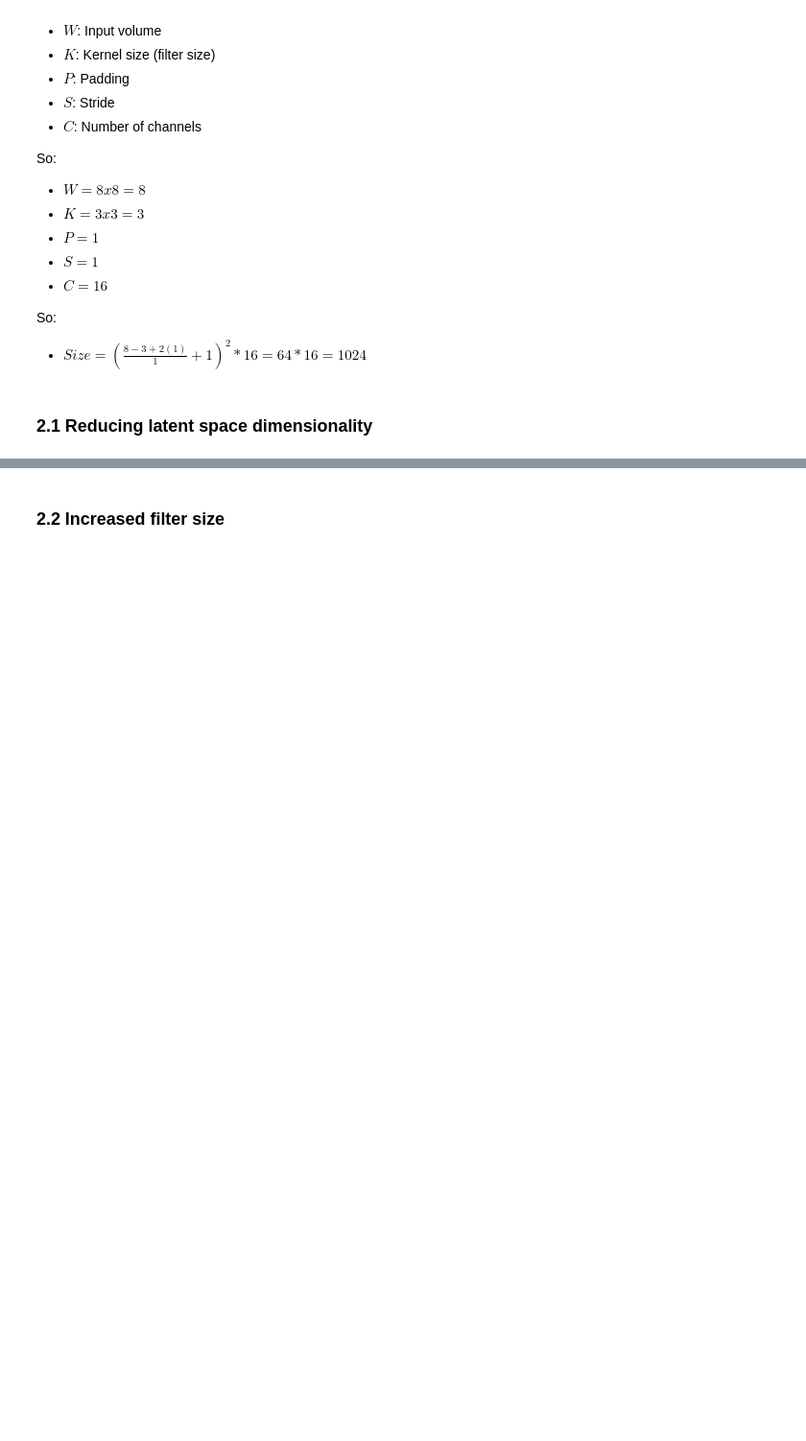
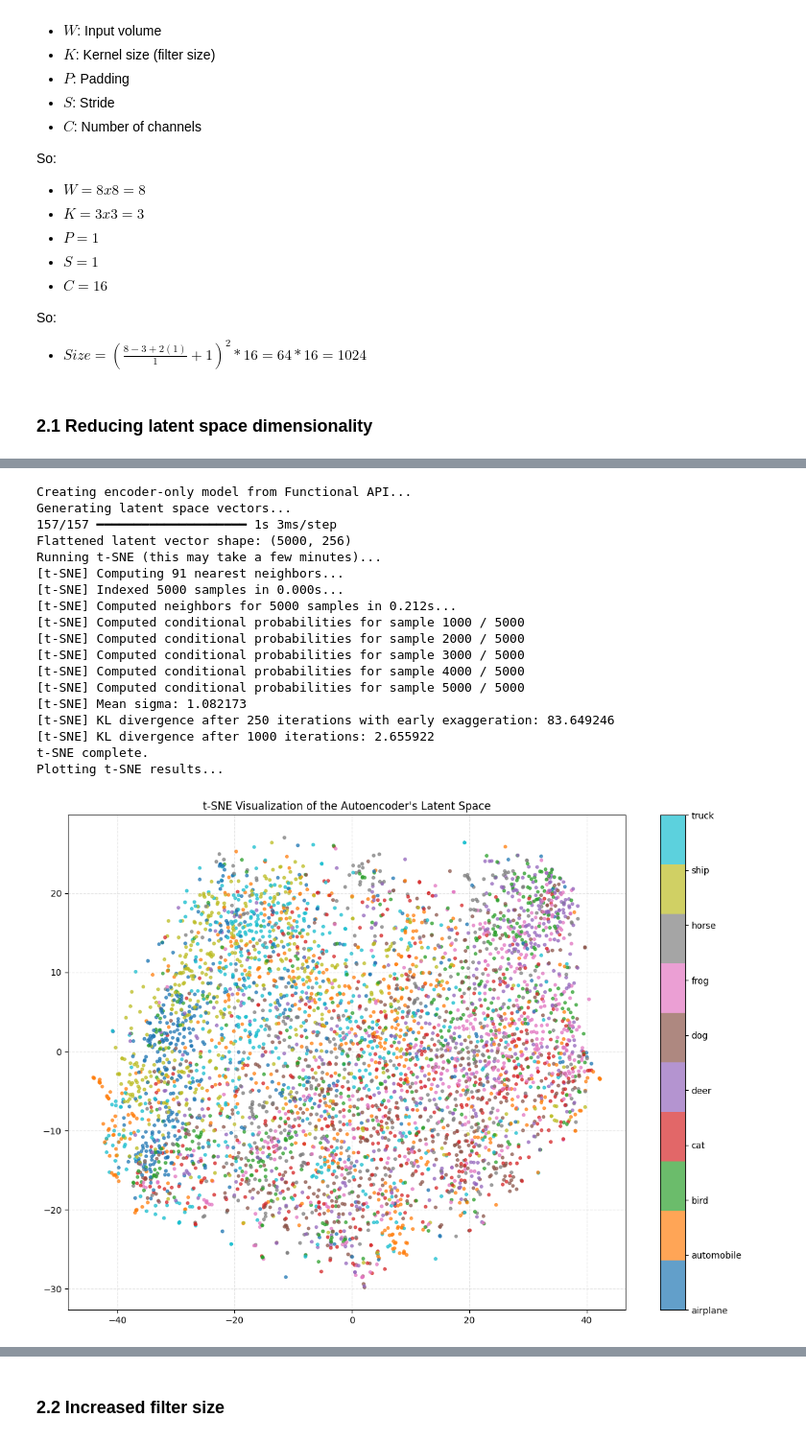
Before and after one commit to yadderace/ai-labs, a Jupyter notebook: advanced_ml/assignments/assignment2/autoencoders.ipynb, the cells around one changed output, grey strips where cells are left out. Shown at 96% size. Saved outputs shown, nothing was run; the diff lists cells and outputs as text; code cells hidden in the pictures; blank space fills up the shorter version.

```diff
--- a/advanced_ml/assignments/assignment2/autoencoders.ipynb
+++ b/advanced_ml/assignments/assignment2/autoencoders.ipynb
@@ -109,0 +92,28 @@ def build_autoencoder_increased_filter_size(input_shape=(32, 32, 3), filter_size
+# %%
+def build_autoencoder_small_latent_space(input_shape=(32, 32, 3)):
+
+    # Input layer
+    input_layer = tf.keras.layers.Input(shape=input_shape)
+
+    # Encoder
+    encoded = tf.keras.layers.Conv2D(8, (3, 3), activation='relu', padding='same')(input_layer)
+    encoded = tf.keras.layers.MaxPooling2D((2, 2), padding='same')(encoded)
+    encoded = tf.keras.layers.Conv2D(12, (3, 3), activation='relu', padding='same')(encoded)
+    encoded = tf.keras.layers.MaxPooling2D((2, 2), padding='same')(encoded)
+
+    # Latent Space now has 4 channels
+    encoded = tf.keras.layers.Conv2D(4, (3, 3), activation='relu', padding='same')(encoded)
+
+    # Decoder
+    decoded = tf.keras.layers.UpSampling2D((2, 2))(encoded)
+    decoded = tf.keras.layers.Conv2D(12, (3, 3), activation='relu', padding='same')(decoded)
+    decoded = tf.keras.layers.UpSampling2D((2, 2))(decoded)
+    decoded = tf.keras.layers.Conv2D(3, (3, 3), activation='sigmoid', padding='same')(decoded)
+
+    # Create the autoencoder model
+    autoencoder = tf.keras.models.Model(input_layer, decoded)
+
+    autoencoder.compile(optimizer='adam', loss='mse')
+    autoencoder.summary()
+
+    return autoencoder
@@ -413,0 +530,23 @@ Showing original vs. reconstructed images:
+# %%
+# Call the plotting function with the correct variables
+plot_latent_space(autoencoder_small_ls, 'conv2d_2', x_test, y_test)
+# %% [output]
+Creating encoder-only model from Functional API...
+Generating latent space vectors...
+157/157 ━━━━━━━━━━━━━━━━━━━━ 1s 3ms/step
+Flattened latent vector shape: (5000, 256)
+Running t-SNE (this may take a few minutes)...
+[t-SNE] Computing 91 nearest neighbors...
+[t-SNE] Indexed 5000 samples in 0.000s...
+[t-SNE] Computed neighbors for 5000 samples in 0.212s...
+[t-SNE] Computed conditional probabilities for sample 1000 / 5000
+[t-SNE] Computed conditional probabilities for sample 2000 / 5000
+[t-SNE] Computed conditional probabilities for sample 3000 / 5000
+[t-SNE] Computed conditional probabilities for sample 4000 / 5000
+[t-SNE] Computed conditional probabilities for sample 5000 / 5000
+[t-SNE] Mean sigma: 1.082173
+[t-SNE] KL divergence after 250 iterations with early exaggeration: 83.649246
+[t-SNE] KL divergence after 1000 iterations: 2.655922
+t-SNE complete.
+Plotting t-SNE results...
+[figure, added]
```
Also changed, not shown: parts of 56 cells of this notebook, 3 other files.
